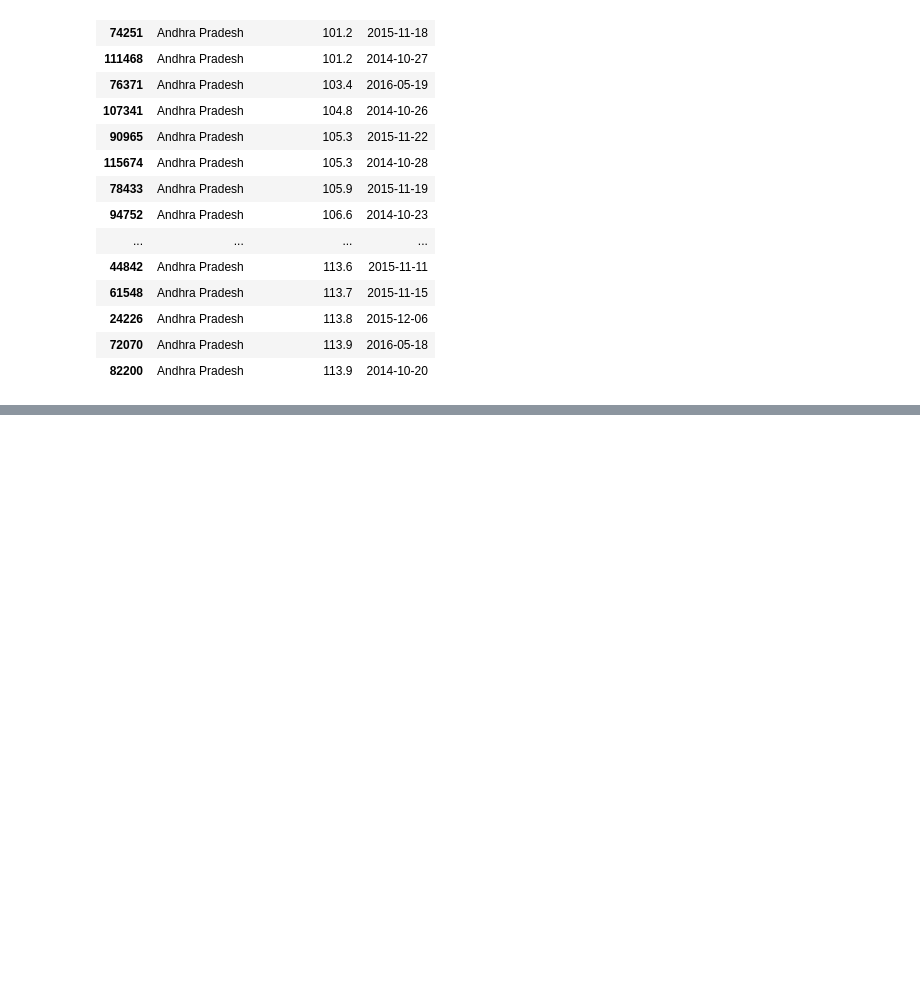
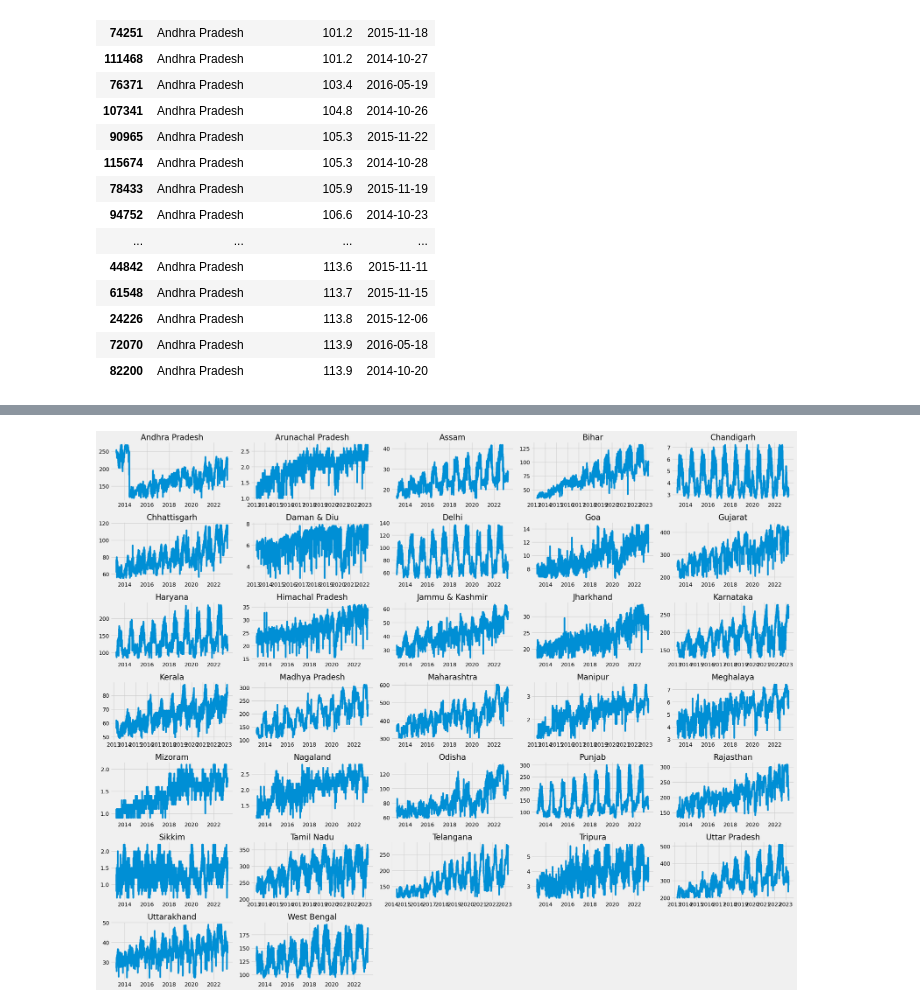
Before and after one commit to Tatinigh/WattsNext, a Jupyter notebook: data.ipynb, the cells around one changed output, grey strips where cells are left out. Drawn from its saved outputs; the diff is of its cells as text; code cells hidden in the pictures; blank space fills up the shorter version.

```diff
--- a/data.ipynb
+++ b/data.ipynb
@@ -1,7 +1,11 @@
 # %%
 import pandas as pd
+import numpy as np
 import matplotlib.pyplot as plt
+import warnings
+plt.style.use('fivethirtyeight')
 from pathlib import Path
+import math
 # %%
 file_path = Path.cwd() / "Daily_Power_Gen_States_march_23.csv"
 df=pd.read_csv(file_path)
@@ -88,3 +99,24 @@ for state, group in df_sorted.groupby("States"):
 25487   West Bengal            126.1  2013-04-07
 29737   West Bengal            136.4  2013-04-08
 33922   West Bengal            147.8  2013-04-09
+# %%
+df['date']=pd.to_datetime(df['date'],errors='coerce')
+# %%
+df=df.groupby("States").apply(lambda f:f[(f['Energy Met (MU)']>=f['Energy Met (MU)'].quantile(0.01))&(f['Energy Met (MU)']<=f['Energy Met (MU)'].quantile(0.99))])
+# %%
+state_list=df['States'].unique()
+n=len(state_list)
+cols=5
+rows=math.ceil(n/cols)
+fig, axes=plt.subplots(rows,cols,figsize=(25,20),sharex=False,sharey=False)
+axes=axes.flatten()
+for i, states in enumerate(state_list):
+    graph_1=df[df['States']==states].sort_values('date')
+    axes[i].plot(graph_1['date'],graph_1['Energy Met (MU)'])
+    axes[i].set_title(states)
+for j in range (i+1,len(axes)):
+     fig.delaxes(axes[j])
+
+plt.tight_layout()
+# %% [output]
+[figure, added]
```
Also changed, not shown: parts of 3 cells of this notebook.
